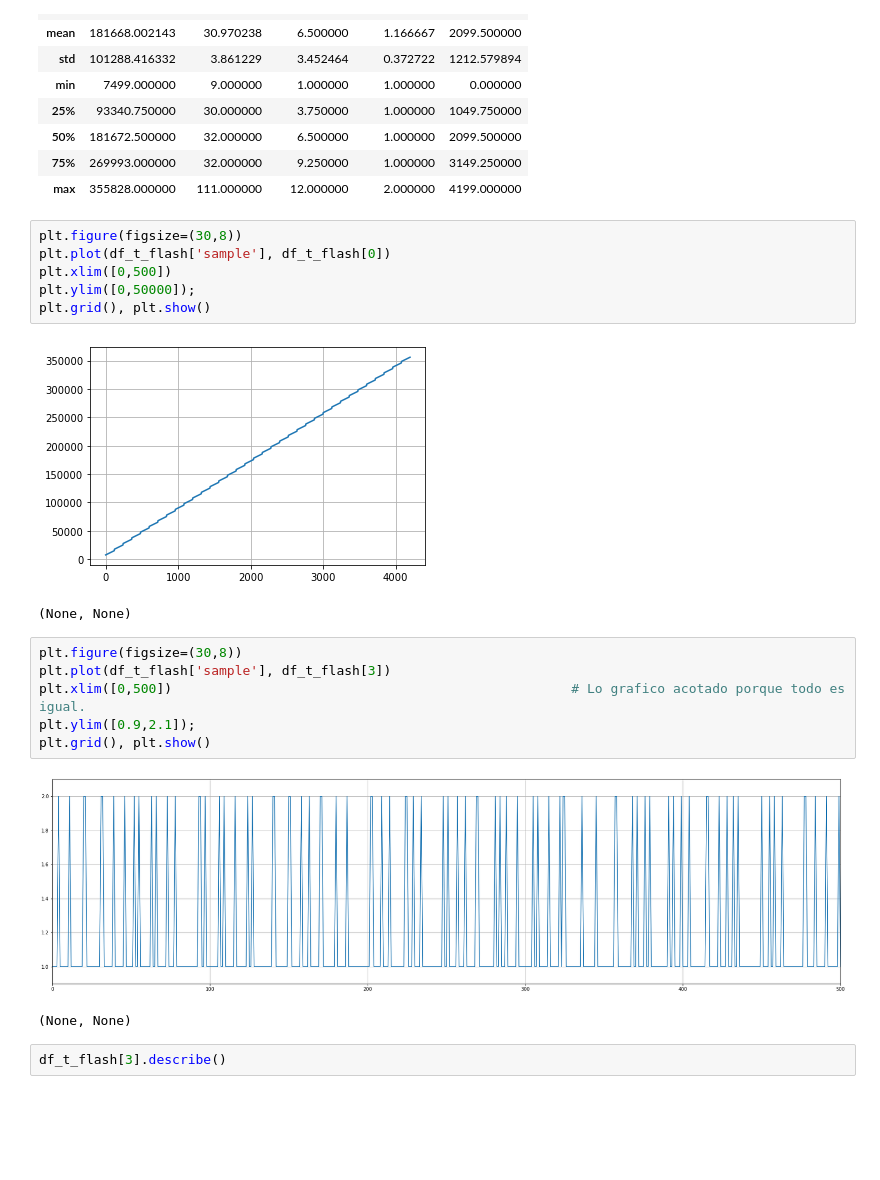
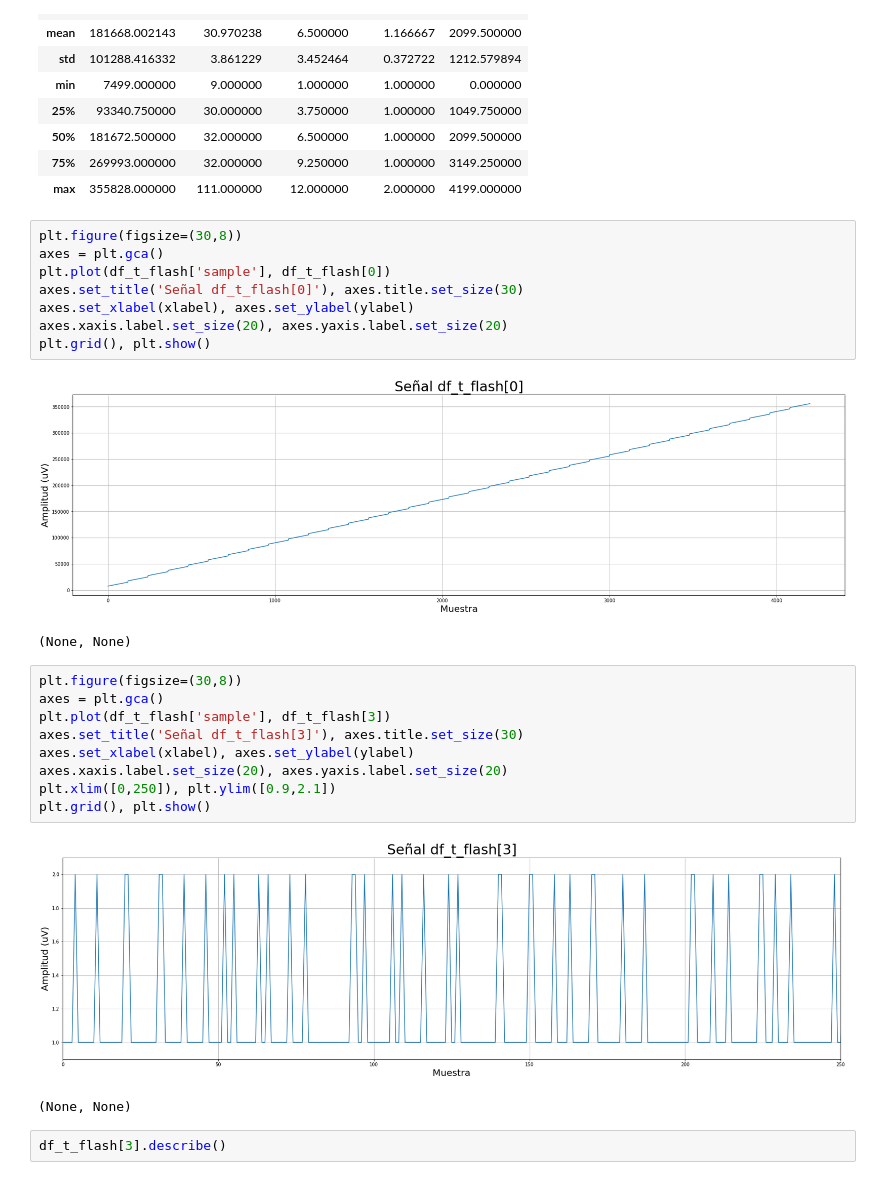
Before and after one commit to alexchavez1980/repo_tesis, a Jupyter notebook: a_analisis_flash.ipynb, the cells around one changed output. Drawn from its saved outputs; the diff is of its cells as text; blank space fills up the shorter version.

```diff
--- a/a_analisis_flash.ipynb
+++ b/a_analisis_flash.ipynb
@@ -50,21 +45,26 @@ df_t_flash.describe()
 | max | 355828.000000 | 111.000000 | 12.000000 | 2.000000 | 4199.000000 |
 # %%
 plt.figure(figsize=(30,8))
+axes = plt.gca()
 plt.plot(df_t_flash['sample'], df_t_flash[0])
-plt.xlim([0,500])
-plt.ylim([0,50000]);
+axes.set_title('Señal df_t_flash[0]'), axes.title.set_size(30)
+axes.set_xlabel(xlabel), axes.set_ylabel(ylabel)
+axes.xaxis.label.set_size(20), axes.yaxis.label.set_size(20)
 plt.grid(), plt.show()
 # %% [output]
-[figure, old version]
+[figure, new version]
 (None, None)
 # %%
 plt.figure(figsize=(30,8))
+axes = plt.gca()
 plt.plot(df_t_flash['sample'], df_t_flash[3])
-plt.xlim([0,500])                                                   # Lo grafico acotado porque todo es igual.
-plt.ylim([0.9,2.1]);
+axes.set_title('Señal df_t_flash[3]'), axes.title.set_size(30)
+axes.set_xlabel(xlabel), axes.set_ylabel(ylabel)
+axes.xaxis.label.set_size(20), axes.yaxis.label.set_size(20)
+plt.xlim([0,250]), plt.ylim([0.9,2.1])
 plt.grid(), plt.show()
 # %% [output]
-[figure, old version]
+[figure, new version]
 (None, None)
 # %%
 df_t_flash[3].describe()
```
Also changed, not shown: parts of 4 cells of this notebook, 6 other files.
